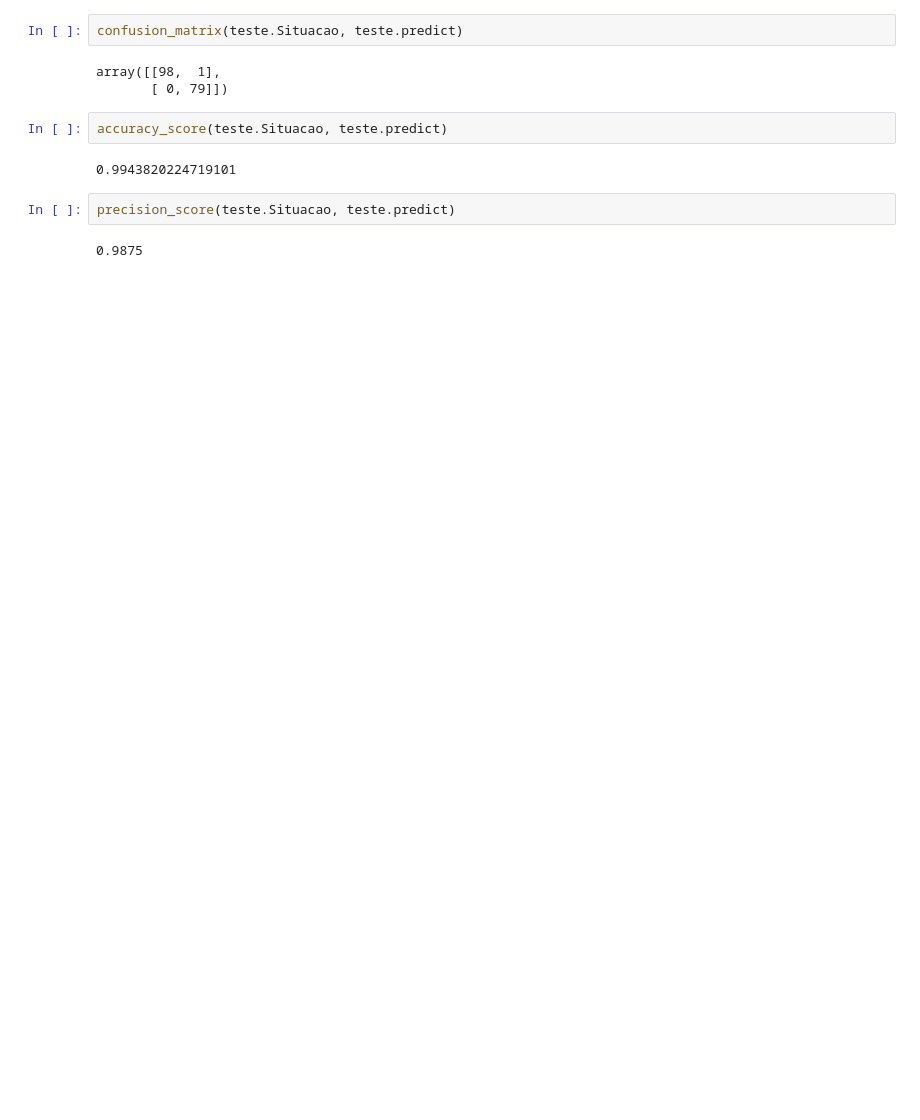
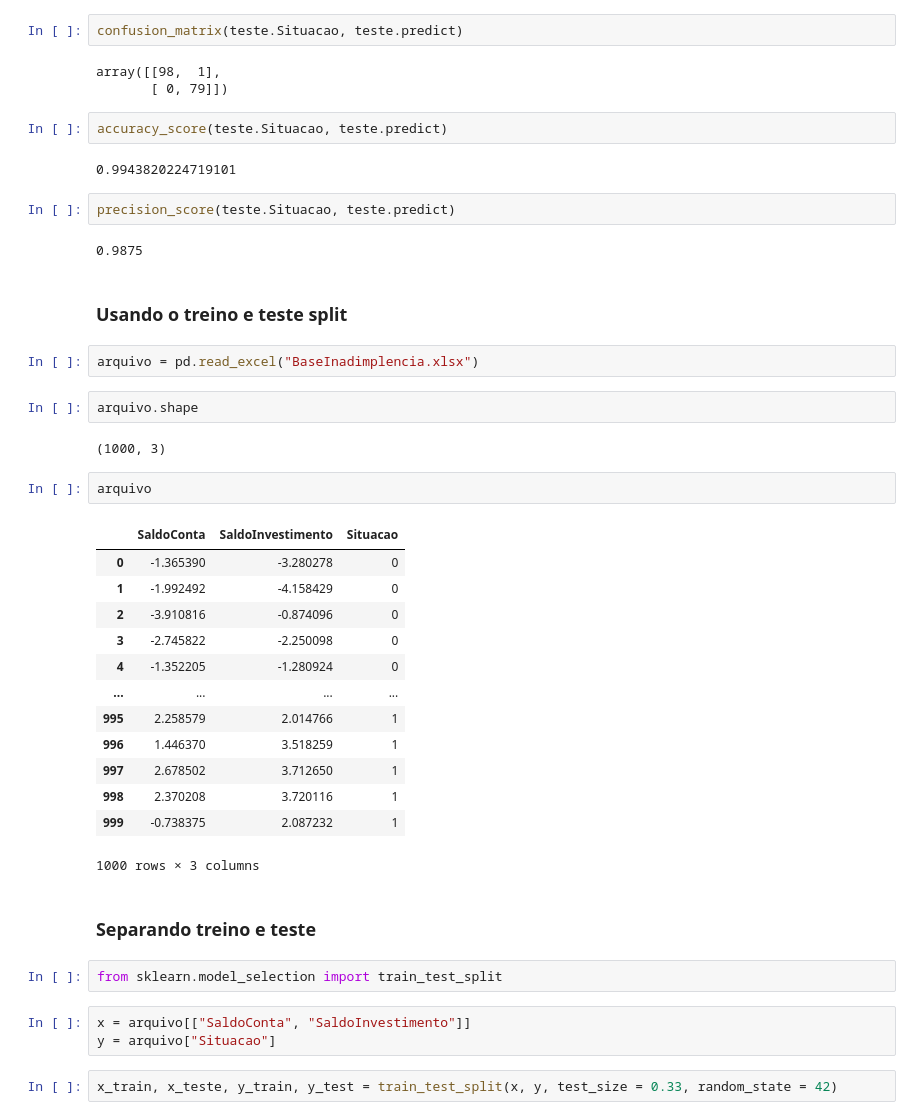
Before and after one commit to diegoSilva93/descricao_machine_learning, a Jupyter notebook: Modelos_de_classificação.ipynb, the cells around one changed output. Saved outputs shown, nothing was run; the diff lists cells and outputs as text; blank space fills up the shorter version.

```diff
--- a/Modelos_de_classificação.ipynb
+++ b/Modelos_de_classificação.ipynb
@@ -167,3 +167,36 @@ accuracy_score(teste.Situacao, teste.predict)
 precision_score(teste.Situacao, teste.predict)
 # %% [output]
 0.9875
+# %% [markdown]
+### Usando o treino e teste split
+# %%
+arquivo = pd.read_excel("BaseInadimplencia.xlsx")
+# %%
+arquivo.shape
+# %% [output]
+(1000, 3)
+# %%
+arquivo
+# %% [output]
+|  | SaldoConta | SaldoInvestimento | Situacao |
+| 0 | -1.365390 | -3.280278 | 0 |
+| 1 | -1.992492 | -4.158429 | 0 |
+| 2 | -3.910816 | -0.874096 | 0 |
+| 3 | -2.745822 | -2.250098 | 0 |
+| 4 | -1.352205 | -1.280924 | 0 |
+| ... | ... | ... | ... |
+| 995 | 2.258579 | 2.014766 | 1 |
+| 996 | 1.446370 | 3.518259 | 1 |
+| 997 | 2.678502 | 3.712650 | 1 |
+| 998 | 2.370208 | 3.720116 | 1 |
+| 999 | -0.738375 | 2.087232 | 1 |
+1000 rows × 3 columns
+# %% [markdown]
+### Separando treino e teste
+# %%
+from sklearn.model_selection import train_test_split
+# %%
+x = arquivo[["SaldoConta", "SaldoInvestimento"]]
+y = arquivo["Situacao"]
+# %%
+x_train, x_teste, y_train, y_test = train_test_split(x, y, test_size = 0.33, random_state = 42)
```
Also changed, not shown: parts of 16 cells of this notebook.
